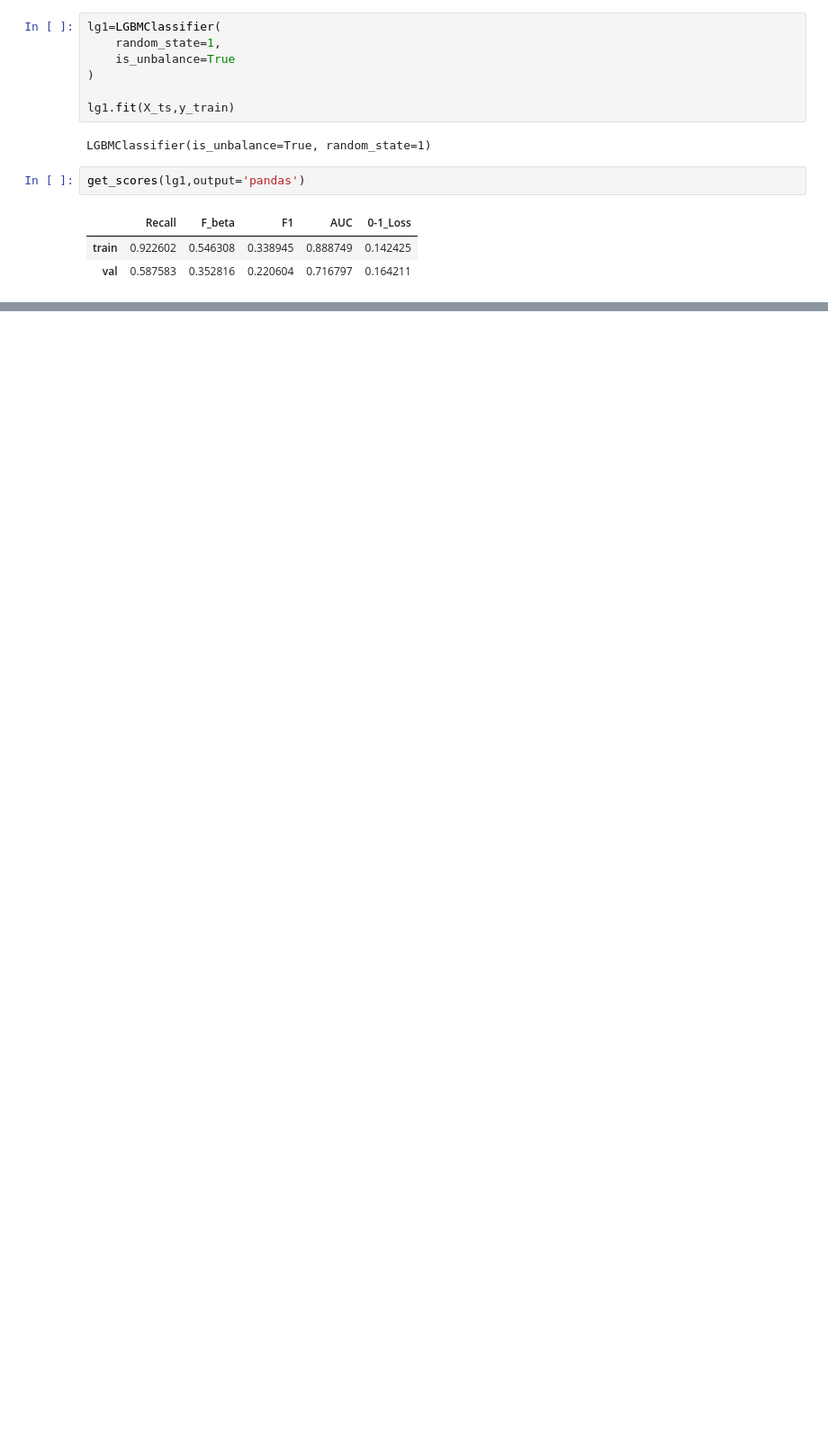
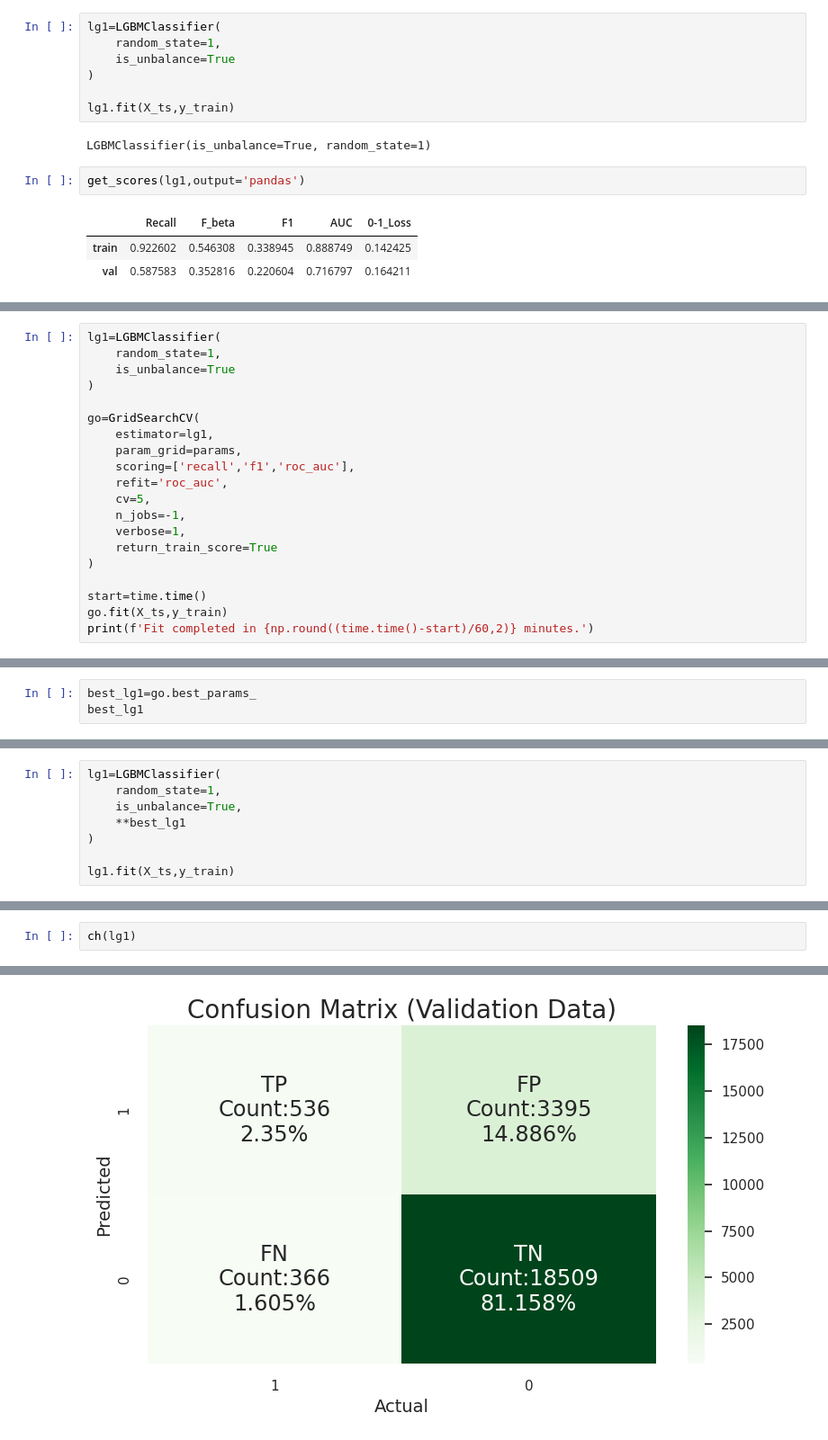
Before and after one commit to hhboorstein/ds_portfolio, a Jupyter notebook: Santander_Customer_Satisfaction.ipynb, the cells around one changed output, grey strips where cells are left out. Shown at 90% size. Drawn from its saved outputs; the diff is of its cells as text; blank space fills up the shorter version.

```diff
--- a/Santander_Customer_Satisfaction.ipynb
+++ b/Santander_Customer_Satisfaction.ipynb
@@ -1563,0 +1687,20 @@ get_scores(lg1,output='pandas')
+# %%
+lg1=LGBMClassifier(
+    random_state=1,
+    is_unbalance=True
+)
+
+go=GridSearchCV(
+    estimator=lg1,
+    param_grid=params,
+    scoring=['recall','f1','roc_auc'],
+    refit='roc_auc',
+    cv=5,
+    n_jobs=-1,
+    verbose=1,
+    return_train_score=True
+)
+
+start=time.time()
+go.fit(X_ts,y_train)
+print(f'Fit completed in {np.round((time.time()-start)/60,2)} minutes.')
@@ -1563,0 +1711,3 @@ get_scores(lg1,output='pandas')
+# %%
+best_lg1=go.best_params_
+best_lg1
@@ -1563,0 +1716,8 @@ get_scores(lg1,output='pandas')
+# %%
+lg1=LGBMClassifier(
+    random_state=1,
+    is_unbalance=True,
+    **best_lg1
+)
+
+lg1.fit(X_ts,y_train)
@@ -1563,0 +1727,3 @@ get_scores(lg1,output='pandas')
+# %%
+ch(lg1)
+# %% [output]
@@ -1563,0 +1735 @@ get_scores(lg1,output='pandas')
+[figure, added]
```
Also changed, not shown: parts of 31 cells of this notebook.
